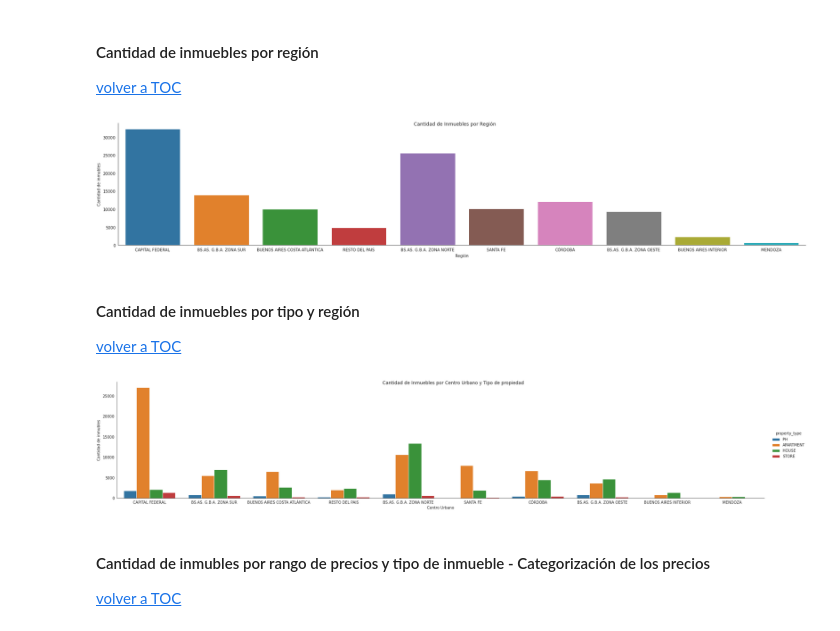
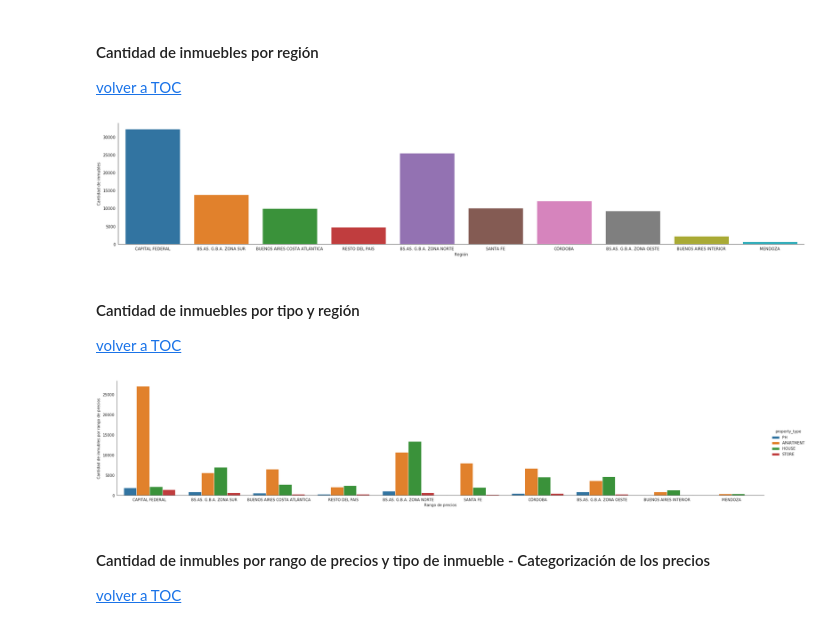
Before and after one commit to varelapablos/Desafio1-G3, a Jupyter notebook: Notebook_Alan.ipynb, the cells around one changed output. Drawn from its saved outputs; the diff is of its cells as text; code cells hidden in the pictures.

```diff
--- a/Notebook_Alan.ipynb
+++ b/Notebook_Alan.ipynb
@@ -918,0 +954,3 @@ Usaremos regex para tratar de rellenar ese campo. Tambien podeos crear una colum
+# %%
+# Para los valores nulos de 'rooms', se le asigna los valores obtenidos por regex
+data.loc[data['rooms'].isnull(), 'rooms'] = data['rooms_regex_title']
@@ -1804,6 +1878,6 @@ data.pivot_table(index = 'state_name', columns = 'property_type', aggfunc = {'ex
 Podemos ver que en Mendoza y Salta tienen un valor exageradamente alto para expensas. Veremos dichos outliers:
 # %%
 # Analizamos Mendoza en particular los apartment que tienen la mayor expensa:
-data_mendoza = data.loc[(data['state_name'] == 'Mendoza') & (data['property_type'] == 'apartment'), :]
+data_mendoza = data.loc[(data['state_name'] == 'MENDOZA') & (data['property_type'] == 'APARTMENT'), :]
 data_mendoza['expenses'].describe()
 # %% [output]
@@ -1893,7 +1975,7 @@ Series([], Name: expenses, dtype: float64)
 #serie_mendoza_expenses.fillna(no_outliers_expenses_mendoza_mean, inplace=True)
 # %%
 # Guardamos la modificación en el dataframe original:
-data.loc[(data['state_name'] == 'Mendoza') & (data['property_type'] == 'apartment'), 'expenses'] = serie_mendoza_expenses
+data.loc[(data['state_name'] == 'MENDOZA') & (data['property_type'] == 'APARTMENT'), 'expenses'] = serie_mendoza_expenses
 
 # Volvemos arealizar la sumarizada y vemos lo datos de Mendoza:
 # Realizamos una sumarizada:
@@ -1946,9 +2028,8 @@ serie_pie = data.groupby('property_type')['property_type'].count().to_frame().pl
 with sns.axes_style('white'):
     g = sns.catplot('centro_urbano', data=data, aspect=5, kind='count')
     g.set_axis_labels('Región', 'Cantidad de inmubles')
-    g.fig.suptitle("Cantidad de Inmuebles por Región")
 # %% [output]
-[figure, old version]
+[figure, new version]
 # %% [markdown]
 #### Cantidad de inmuebles por tipo y región
 
@@ -1956,12 +2037,11 @@ with sns.axes_style('white'):
 # %%
 with sns.axes_style('white'):
     g = sns.catplot('centro_urbano', data=data, aspect=5, kind='count', hue='property_type') #order=range(2001, 2015)) # Ver que recibe un dataframe.
                                                                                                                 # kind = count es barras. aspect es el tamaño del gráfico.
                                                                                                                 # hue es la categoría/serie. order es el rango eje X.
-    g.set_axis_labels('Centro Urbano', 'Cantidad de inmubles')                                                               # Etiqueta eje Y.
-    g.fig.suptitle("Cantidad de Inmuebles por Centro Urbano y Tipo de propiedad")
+    g.set_axis_labels('Rango de precios', 'Cantidad de inmubles por rango de precios')                                                               # Etiqueta eje Y.
 # %% [output]
-[figure, old version]
+[figure, new version]
 # %% [markdown]
 #### Cantidad de inmubles por rango de precios y tipo de inmueble - Categorización de los precios
 
```
Also changed, not shown: parts of 47 cells of this notebook.
